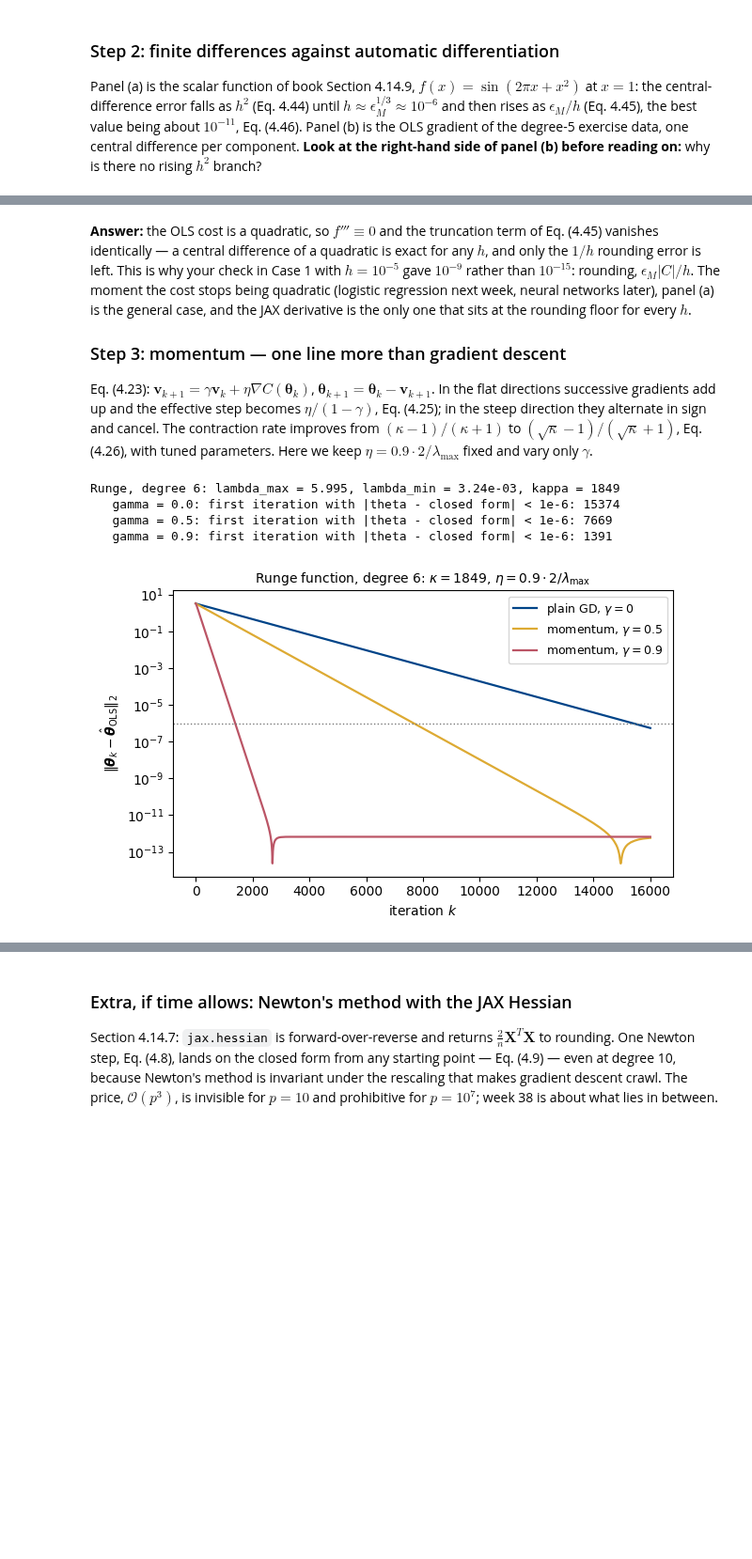
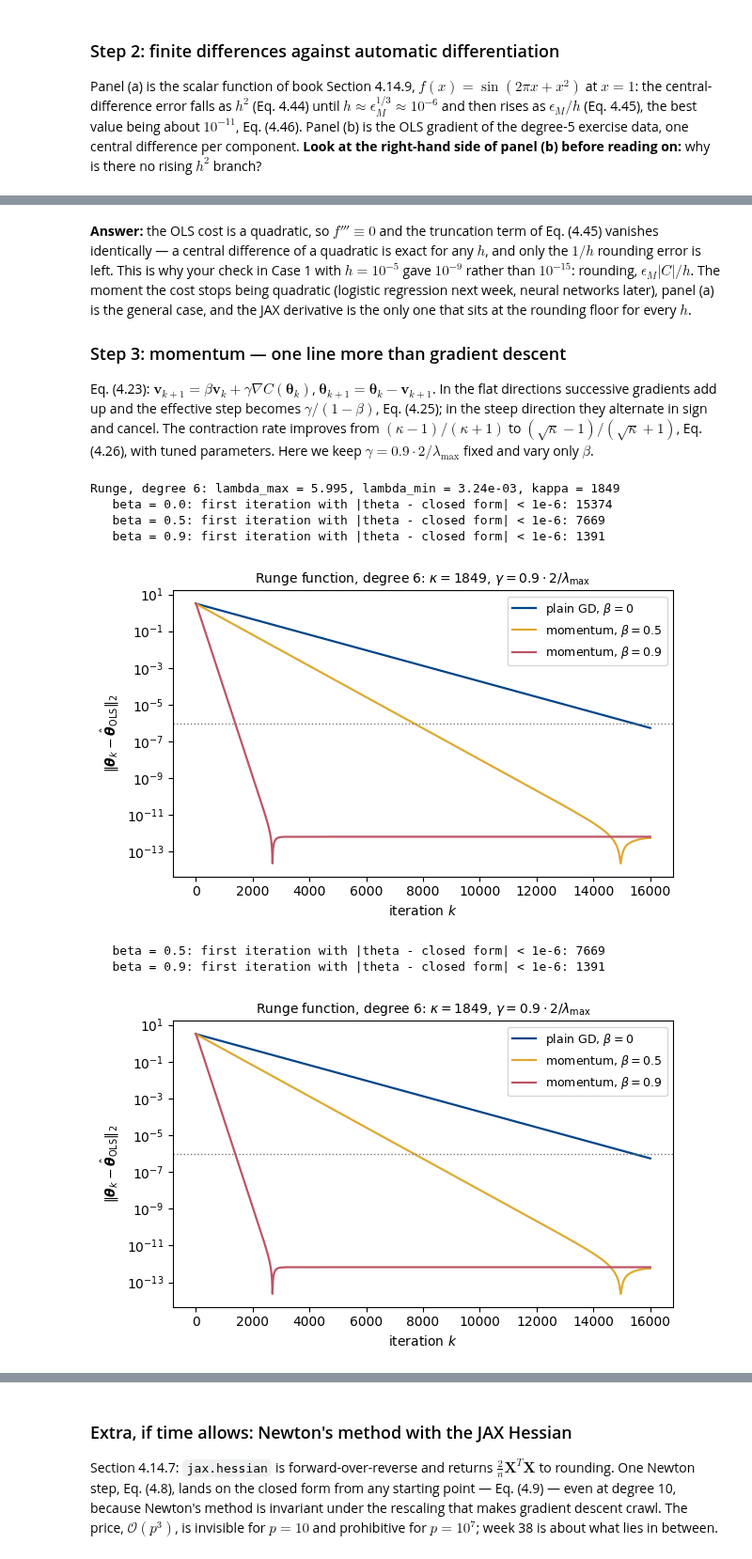
Before and after one commit to EducationalMaterialUiO/MachineLearningUiO, a Jupyter notebook: doc/WeeklyMaterial/week37/week37tuesday.ipynb, the cells around one changed output, grey strips where cells are left out. Shown at 94% size. Drawn from its saved outputs; the diff is of its cells as text; code cells hidden in the pictures; blank space fills up the shorter version.

Commit message:
gamma as learning rate

```diff
--- a/doc/WeeklyMaterial/week37/week37tuesday.ipynb
+++ b/doc/WeeklyMaterial/week37/week37tuesday.ipynb
@@ -215,18 +219,18 @@ def fig_gd_convergence(filename="week37_gd_convergence.pdf"):
         theta_cf = closed_form(X, y)
         eigs = hessian_eigs(X)
         lmax, lmin = eigs.max(), eigs.min()
-        eta_star, eta_max = 2.0 / (lmax + lmin), 2.0 / lmax
-        etas = [0.1 * eta_max, 0.5 * eta_max, eta_star, 0.99 * eta_max, 1.02 * eta_max]
-        labels = [r"$0.1\,\eta_{\max}$", r"$0.5\,\eta_{\max}$", r"$\eta^*$",
-                  r"$0.99\,\eta_{\max}$", r"$1.02\,\eta_{\max}$ (diverges)"]
+        gamma_star, gamma_max = 2.0 / (lmax + lmin), 2.0 / lmax
+        gammas = [0.1 * gamma_max, 0.5 * gamma_max, gamma_star, 0.99 * gamma_max, 1.02 * gamma_max]
+        labels = [r"$0.1\,\gamma_{\max}$", r"$0.5\,\gamma_{\max}$", r"$\gamma^*$",
+                  r"$0.99\,\gamma_{\max}$", r"$1.02\,\gamma_{\max}$ (diverges)"]
         colors = [BLUE, YELLOW, RED, GREY, "black"]
-        for eta, lab, col in zip(etas, labels, colors):
-            hist, _ = gradient_descent(X, y, eta, num_iters=iters, tol=0.0)
+        for gamma, lab, col in zip(gammas, labels, colors):
+            hist, _ = gradient_descent(X, y, gamma, num_iters=iters, tol=0.0)
             dist = np.linalg.norm(hist - theta_cf, axis=1)
             ax.semilogy(dist, color=col, label=lab, lw=1.6,
-                        ls="--" if eta > eta_max else "-")
+                        ls="--" if gamma > gamma_max else "-")
         ax.set_title(rf"degree {degree}: $\kappa={lmax/lmin:.1f}$, "
-                     rf"$\eta_{{\max}}=2/\lambda_{{\max}}={eta_max:.3f}$", fontsize=10)
+                     rf"$\gamma_{{\max}}=2/\lambda_{{\max}}={gamma_max:.3f}$", fontsize=10)
         ax.set_xlabel("iteration $k$")
         ax.set_ylim(1e-12, 1e4)
         ax.legend(fontsize=8, loc="upper right")
@@ -240,8 +244,8 @@ for degree in (2, 5):
     X, y = exercise_data(degree=degree)
     eigs = hessian_eigs(X)
     print(f"degree {degree}: lambda_max = {eigs.max():.4f}, lambda_min = {eigs.min():.4f}, "
-          f"kappa = {eigs.max()/eigs.min():.1f}, eta_max = {2/eigs.max():.4f}, "
-          f"eta* = {2/(eigs.max()+eigs.min()):.4f}")
+          f"kappa = {eigs.max()/eigs.min():.1f}, gamma_max = {2/eigs.max():.4f}, "
+          f"gamma* = {2/(eigs.max()+eigs.min()):.4f}")
 with np.errstate(all="ignore"):
     fig_gd_convergence("week37_gd_convergence.png")
 Image("week37_gd_convergence.png")
@@ -472,21 +479,21 @@ rounding floor for every $h$.
 
 ### Step 3: momentum — one line more than gradient descent
 
-Eq. (4.23): $\boldsymbol{v}_{k+1} = \gamma\boldsymbol{v}_k + \eta\nabla C(\boldsymbol{\theta}_k)$,
+Eq. (4.23): $\boldsymbol{v}_{k+1} = \beta\boldsymbol{v}_k + \gamma\nabla C(\boldsymbol{\theta}_k)$,
 $\boldsymbol{\theta}_{k+1} = \boldsymbol{\theta}_k - \boldsymbol{v}_{k+1}$. In the flat
 directions successive gradients add up and the effective step becomes
-$\eta/(1-\gamma)$, Eq. (4.25); in the steep direction they alternate in sign
+$\gamma/(1-\beta)$, Eq. (4.25); in the steep direction they alternate in sign
 and cancel. The contraction rate improves from $(\kappa-1)/(\kappa+1)$ to
 $(\sqrt\kappa - 1)/(\sqrt\kappa + 1)$, Eq. (4.26), with tuned parameters. Here
-we keep $\eta = 0.9 \cdot 2/\lambda_{\max}$ fixed and vary only $\gamma$.
+we keep $\gamma = 0.9 \cdot 2/\lambda_{\max}$ fixed and vary only $\beta$.
 # %%
-def momentum_descent(X, y, eta, gamma, lam=0.0, num_iters=5000, tol=1e-8):
-    """Gradient descent with momentum, Eq. (4.23). gamma = 0 is plain gradient descent."""
+def momentum_descent(X, y, gamma, beta, lam=0.0, num_iters=5000, tol=1e-8):
+    """Gradient descent with momentum, Eq. (4.23). beta = 0 is plain gradient descent."""
     theta, v = np.zeros(X.shape[1]), np.zeros(X.shape[1])
     history = [theta.copy()]
     for t in range(num_iters):
         g = gradient(theta, X, y, lam)
-        v = gamma * v + eta * g
+        v = beta * v + gamma * g
         theta = theta - v
         history.append(theta.copy())
         if np.linalg.norm(g) < tol:
@@ -495,45 +502,48 @@ def momentum_descent(X, y, eta, gamma, lam=0.0, num_iters=5000, tol=1e-8):
 
 def fig_momentum(filename="week37_momentum.pdf"):
     X, y = runge_data()
     theta_cf = closed_form(X, y)
     eigs = hessian_eigs(X)
     lmax, lmin = eigs.max(), eigs.min()
-    eta = 0.9 * 2.0 / lmax
+    gamma = 0.9 * 2.0 / lmax
     fig, ax = plt.subplots(figsize=(6.4, 4.0))
-    for gamma, col, lab in ((0.0, BLUE, r"plain GD, $\gamma=0$"),
-                            (0.5, YELLOW, r"momentum, $\gamma=0.5$"),
-                            (0.9, RED, r"momentum, $\gamma=0.9$")):
-        hist, _ = momentum_descent(X, y, eta, gamma, num_iters=16000, tol=0.0)
+    for beta, col, lab in ((0.0, BLUE, r"plain GD, $\beta=0$"),
+                            (0.5, YELLOW, r"momentum, $\beta=0.5$"),
+                            (0.9, RED, r"momentum, $\beta=0.9$")):
+        hist, _ = momentum_descent(X, y, gamma, beta, num_iters=16000, tol=0.0)
         ax.semilogy(np.linalg.norm(hist - theta_cf, axis=1), color=col, lw=1.6, label=lab)
     ax.axhline(1e-6, color=GREY, ls=":", lw=1)
     ax.set_xlabel("iteration $k$")
     ax.set_ylabel(r"$\|\boldsymbol{\theta}_k-\hat{\boldsymbol{\theta}}_{\mathrm{OLS}}\|_2$")
     ax.set_title(rf"Runge function, degree 6: $\kappa={lmax/lmin:.0f}$, "
-                 rf"$\eta=0.9\cdot2/\lambda_{{\max}}$", fontsize=10)
+                 rf"$\gamma=0.9\cdot2/\lambda_{{\max}}$", fontsize=10)
     ax.legend(fontsize=9)
     fig.tight_layout()
     fig.savefig(filename, bbox_inches="tight")
     plt.close(fig)
 
 
 X, y = runge_data()
 eigs = hessian_eigs(X)
 lmax, lmin = eigs.max(), eigs.min()
 print(f"Runge, degree 6: lambda_max = {lmax:.3f}, lambda_min = {lmin:.2e}, kappa = {lmax/lmin:.0f}")
-eta = 0.9 * 2.0 / lmax
+gamma = 0.9 * 2.0 / lmax
 theta_cf = closed_form(X, y)
-for gamma in (0.0, 0.5, 0.9):
-    hist, _ = momentum_descent(X, y, eta, gamma, num_iters=20000, tol=0.0)
+for beta in (0.0, 0.5, 0.9):
+    hist, _ = momentum_descent(X, y, gamma, beta, num_iters=20000, tol=0.0)
     dist = np.linalg.norm(hist - theta_cf, axis=1)
     first = np.argmax(dist < 1e-6) if np.any(dist < 1e-6) else None
-    print(f"   gamma = {gamma}: first iteration with |theta - closed form| < 1e-6: {first}")
+    print(f"   beta = {beta}: first iteration with |theta - closed form| < 1e-6: {first}")
 fig_momentum("week37_momentum.png")
 Image("week37_momentum.png")
 # %% [output]
 Runge, degree 6: lambda_max = 5.995, lambda_min = 3.24e-03, kappa = 1849
-   gamma = 0.0: first iteration with |theta - closed form| < 1e-6: 15374
-   gamma = 0.5: first iteration with |theta - closed form| < 1e-6: 7669
-   gamma = 0.9: first iteration with |theta - closed form| < 1e-6: 1391
+   beta = 0.0: first iteration with |theta - closed form| < 1e-6: 15374
+   beta = 0.5: first iteration with |theta - closed form| < 1e-6: 7669
+   beta = 0.9: first iteration with |theta - closed form| < 1e-6: 1391
 [figure]
+   beta = 0.5: first iteration with |theta - closed form| < 1e-6: 7669
+   beta = 0.9: first iteration with |theta - closed form| < 1e-6: 1391
+[figure, added]
 # %% [markdown]
 **Checkpoint:** $15\,374$, $7\,669$ and $1\,391$ iterations — a factor 11 from
```
Also changed, not shown: parts of 18 cells of this notebook, 3 other files.
